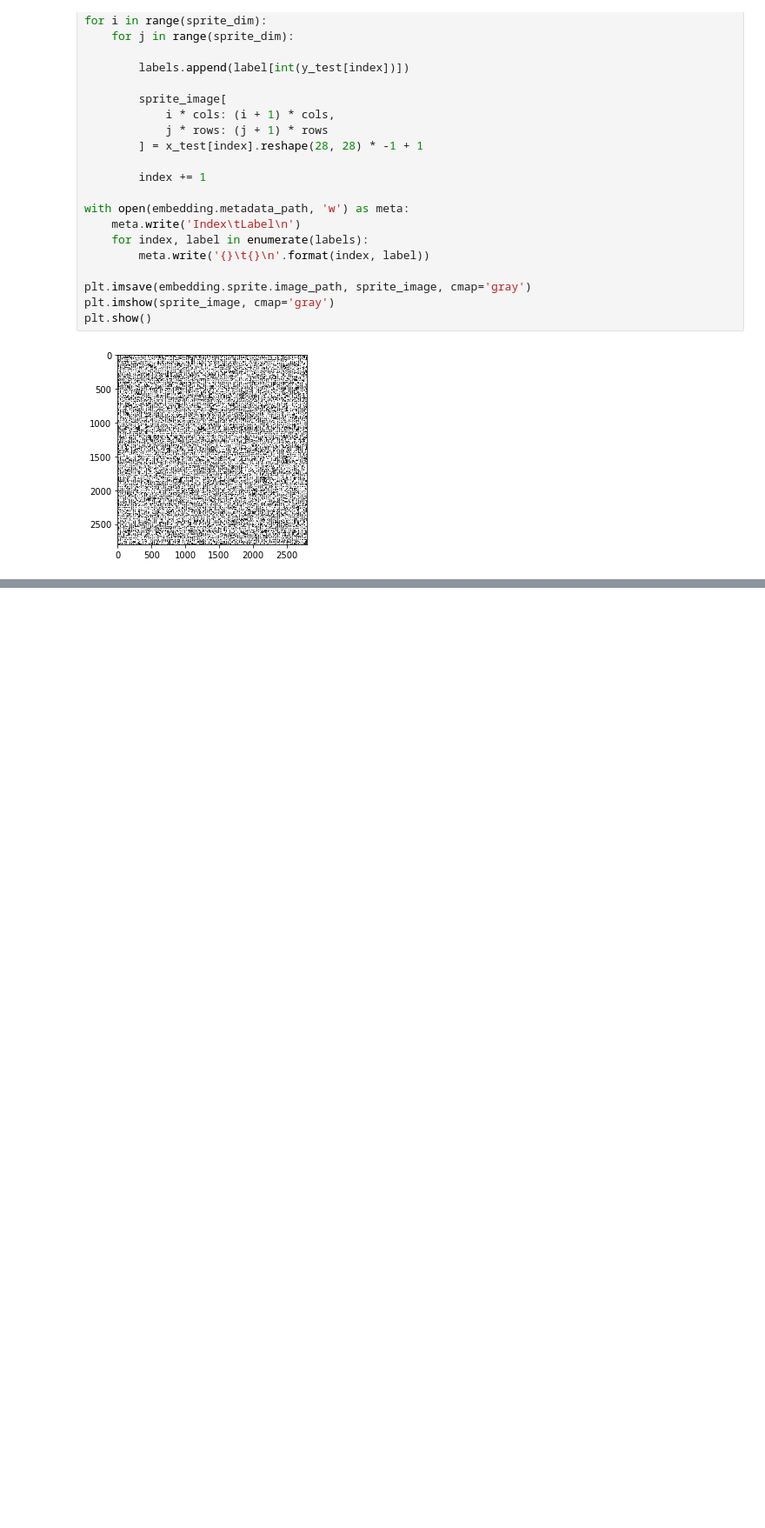
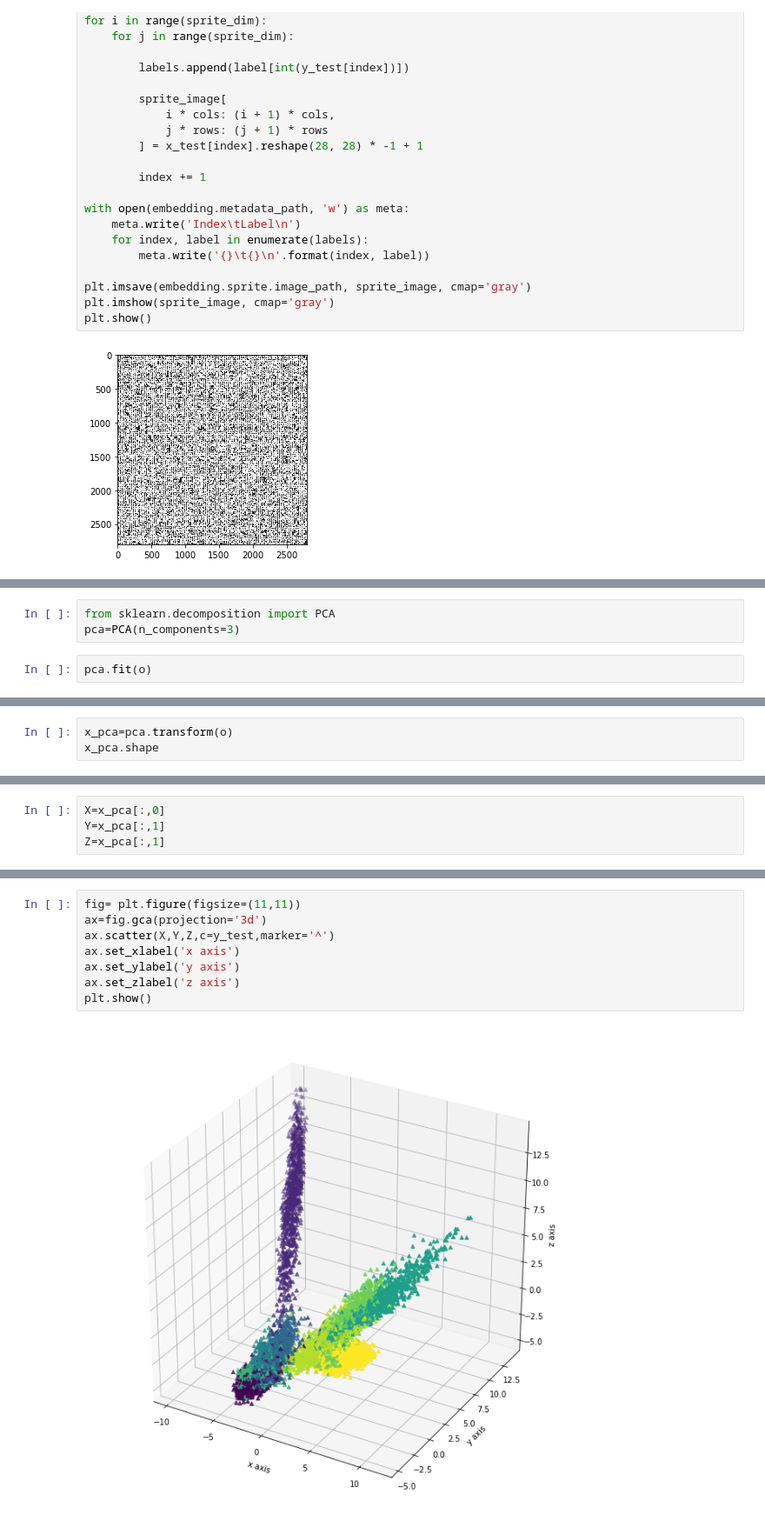
Before and after one commit to VisheshKaushik/Fashion_mnist-Tensorboard-, a Jupyter notebook: fmnist.ipynb, the cells around one changed output, grey strips where cells are left out. Shown at 87% size. Cells and saved outputs as stored; diff of their text form; blank space fills up the shorter version.

```diff
--- a/fmnist.ipynb
+++ b/fmnist.ipynb
@@ -246,0 +311,5 @@ TensorBoard 2.2.2 at http://localhost:6007/ (Press CTRL+C to quit)
+# %%
+from sklearn.decomposition import PCA
+pca=PCA(n_components=3)
+# %%
+pca.fit(o)
@@ -246,0 +319,3 @@ TensorBoard 2.2.2 at http://localhost:6007/ (Press CTRL+C to quit)
+# %%
+x_pca=pca.transform(o)
+x_pca.shape
@@ -246,0 +334,4 @@ TensorBoard 2.2.2 at http://localhost:6007/ (Press CTRL+C to quit)
+# %%
+X=x_pca[:,0]
+Y=x_pca[:,1]
+Z=x_pca[:,1]
@@ -246,0 +342,10 @@ TensorBoard 2.2.2 at http://localhost:6007/ (Press CTRL+C to quit)
+# %%
+fig= plt.figure(figsize=(11,11))
+ax=fig.gca(projection='3d')
+ax.scatter(X,Y,Z,c=y_test,marker='^')
+ax.set_xlabel('x axis')
+ax.set_ylabel('y axis')
+ax.set_zlabel('z axis')
+plt.show()
+# %% [output]
+[figure, added]
```
Also changed, not shown: parts of 10 cells of this notebook.
